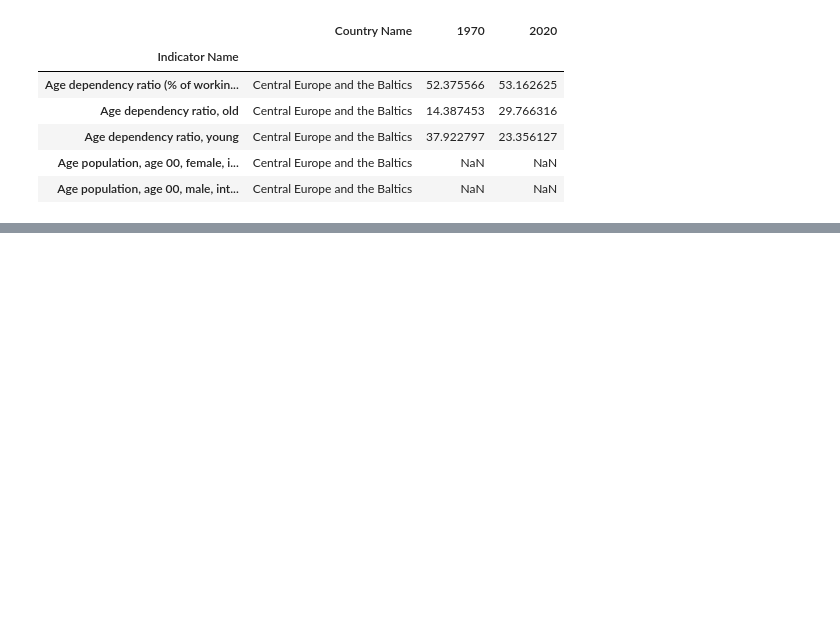
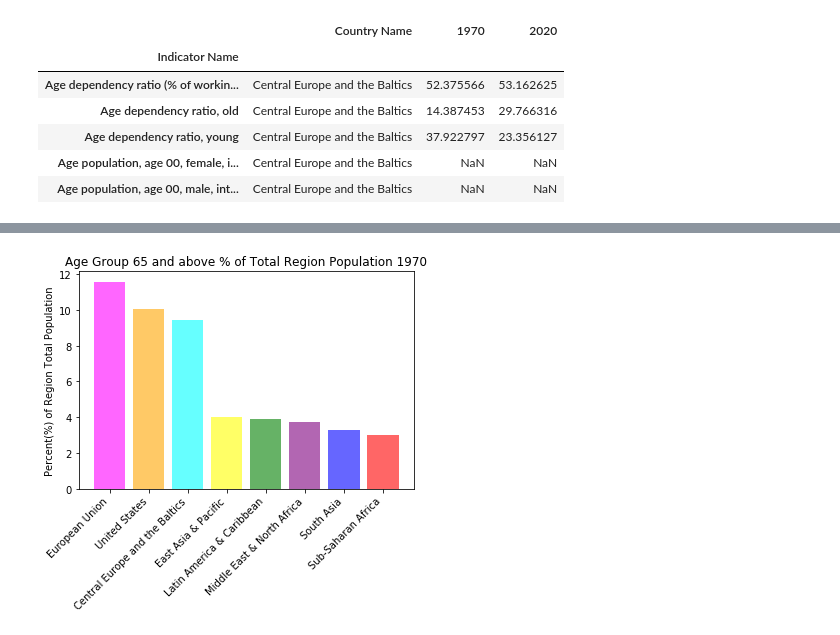
Before and after one commit to theriotn95/populations_project, a Jupyter notebook: nick_work.ipynb, the cells around one changed output, grey strips where cells are left out. Saved outputs shown, nothing was run; the diff lists cells and outputs as text; code cells hidden in the pictures; blank space fills up the shorter version.

```diff
--- a/nick_work.ipynb
+++ b/nick_work.ipynb
@@ -335,0 +322,11 @@ plt.show()
+# %%
+#Start creating graph #3
+
+clean3_df = set_df.loc[["Population ages 65 and above (% of total population)"]]
+
+adjust3_i = clean3_df.reset_index(level='Indicator Name')
+
+bar3_graph = adjust3_i.drop(adjust3_i.columns[[0,3]], axis=1)
+
+sort3_df = bar3_graph.sort_values("1970", ascending=False)
+sort3_df
@@ -335,0 +343,13 @@ plt.show()
+# %%
+x_axis = np.arange(len(sort3_df))
+tic_locs = [value for value in x_axis]
+
+plt.bar(x_axis, sort3_df["1970"], color=['magenta', 'orange', 'cyan', 'yellow', 'green', 'purple', 'blue', 'red']
+        , alpha=0.6, align="center")
+plt.xticks(tic_locs, sort3_df["Country Name"], rotation=45, ha='right')
+plt.ylabel('Percent(%) of Region Total Population')
+plt.title('Age Group 65 and above % of Total Region Population 1970')
+
+plt.show()
+# %% [output]
+[figure, added]
```
Also changed, not shown: parts of 16 cells of this notebook, 1 other file.
